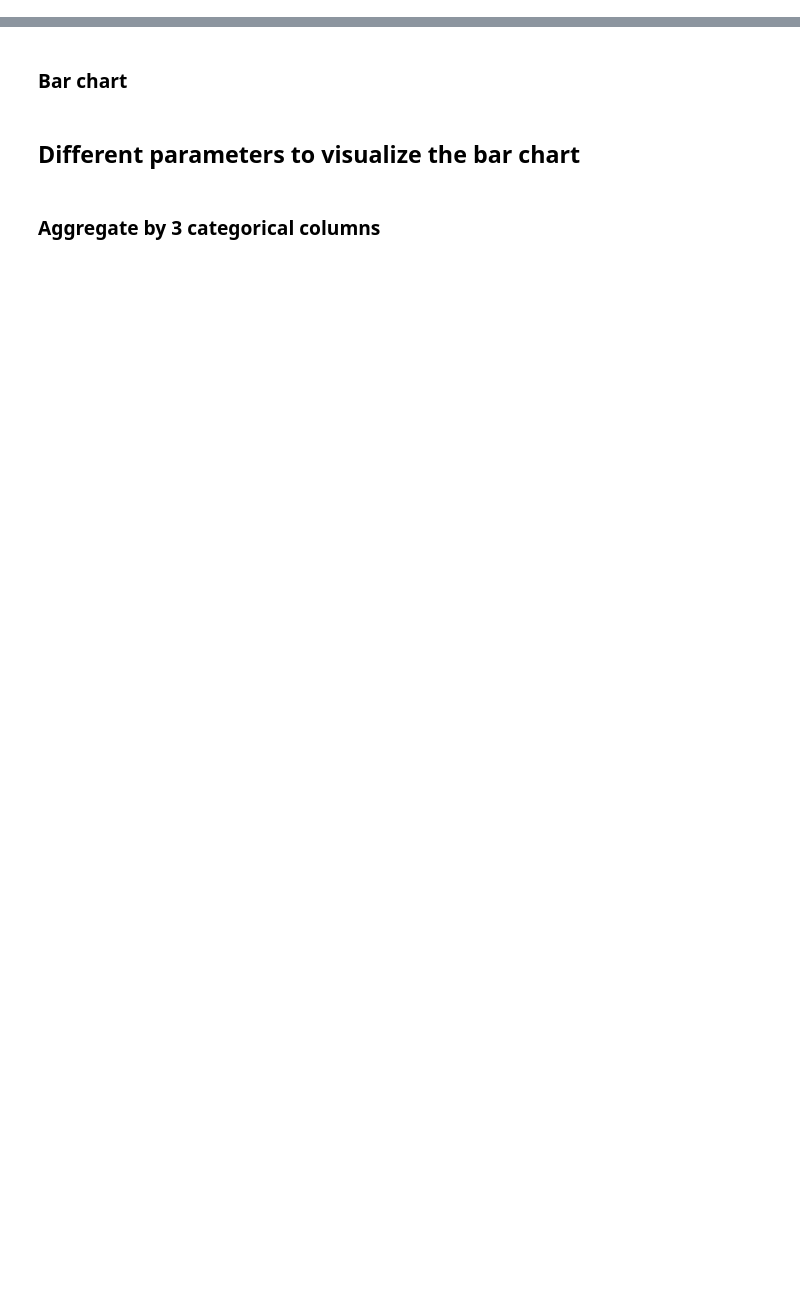
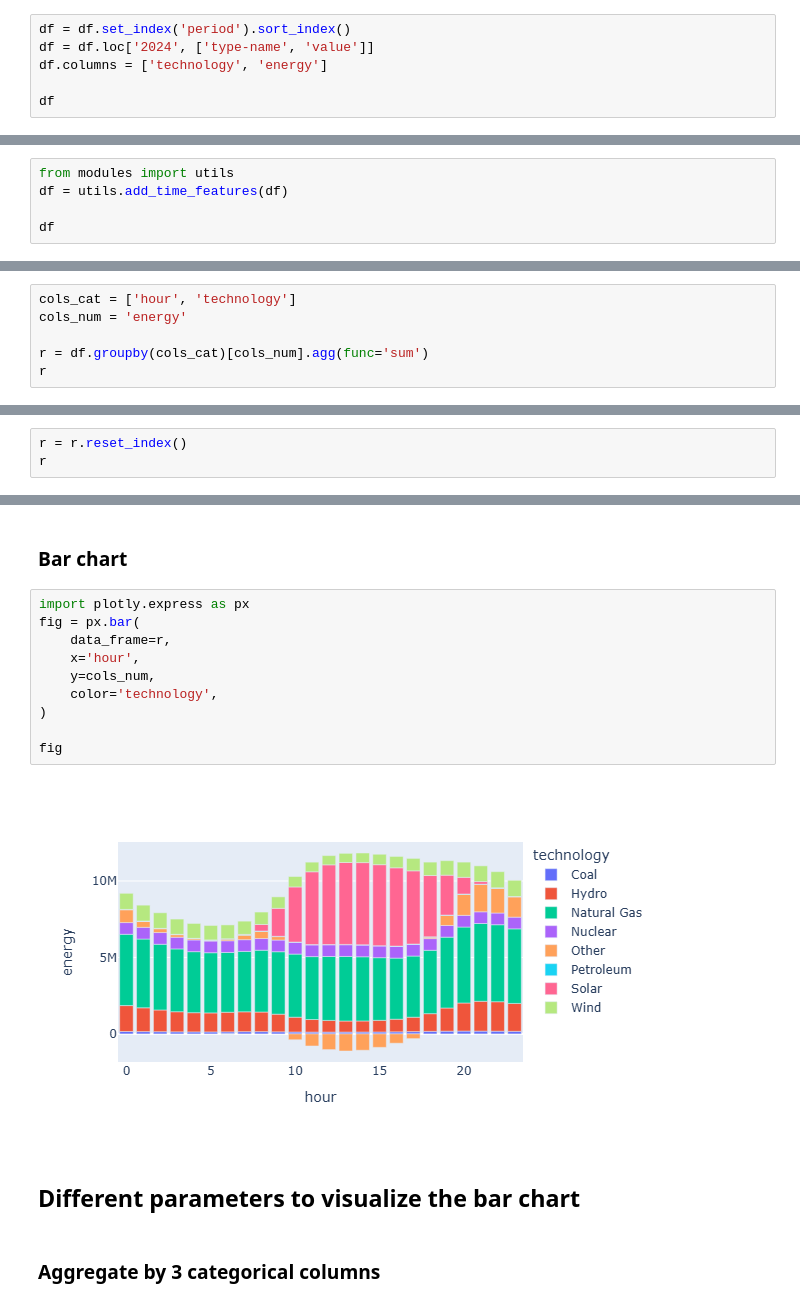
Before and after one commit to mmartin18/practical-python-for-time-series-analysis-5452014, a Jupyter notebook: notebooks/CH02_Groupby/Start.ipynb, the cells around one changed output, grey strips where cells are left out. Drawn from its saved outputs; the diff is of its cells as text; blank space fills up the shorter version.

```diff
--- a/notebooks/CH02_Groupby/Start.ipynb
+++ b/notebooks/CH02_Groupby/Start.ipynb
@@ -29,0 +26,6 @@ df
+# %%
+df = df.set_index('period').sort_index()
+df = df.loc['2024', ['type-name', 'value']]
+df.columns = ['technology', 'energy']
+
+df
@@ -41,0 +49,5 @@ df
+# %%
+from modules import utils
+df = utils.add_time_features(df)
+
+df
@@ -54,0 +73,6 @@ Name: energy, Length: 192, dtype: int64
+# %%
+cols_cat = ['hour', 'technology']
+cols_num = 'energy'
+
+r = df.groupby(cols_cat)[cols_num].agg(func='sum')
+r
@@ -65,0 +95,3 @@ Name: energy, Length: 192, dtype: int64
+# %%
+r = r.reset_index()
+r
@@ -66,5 +112,17 @@ Name: energy, Length: 192, dtype: int64
 # %% [markdown]
 ### Bar chart
+# %%
+import plotly.express as px
+fig = px.bar(
+    data_frame=r,
+    x='hour',
+    y=cols_num,
+    color='technology',
+)
+
+fig
+# %% [output]
+[figure, added]
 # %% [markdown]
 ## Different parameters to visualize the bar chart
 # %% [markdown]
```
Also changed, not shown: parts of 12 cells of this notebook, 1 other file.
